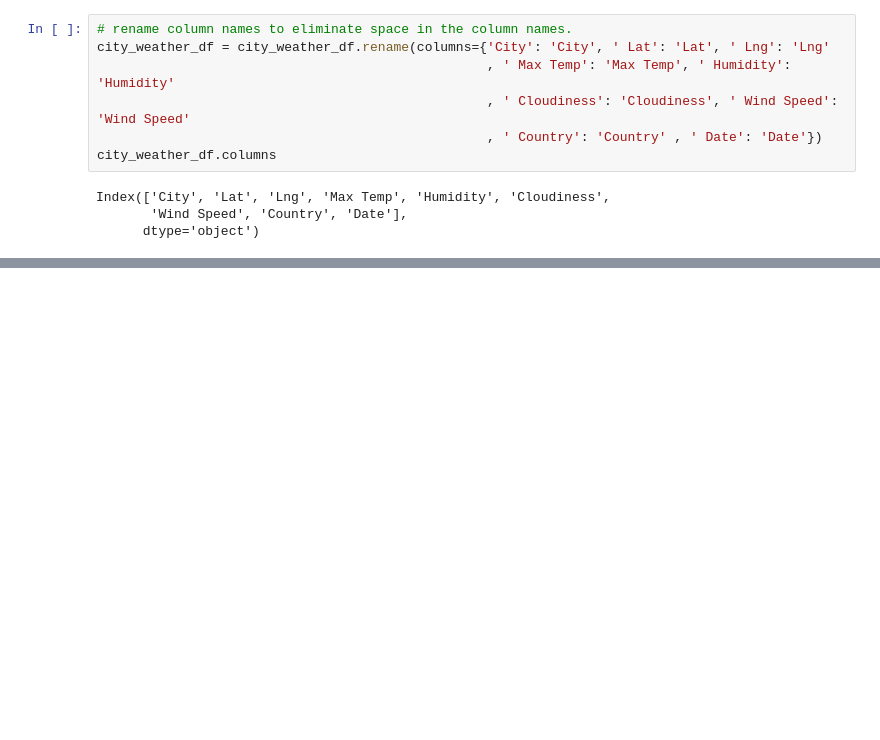
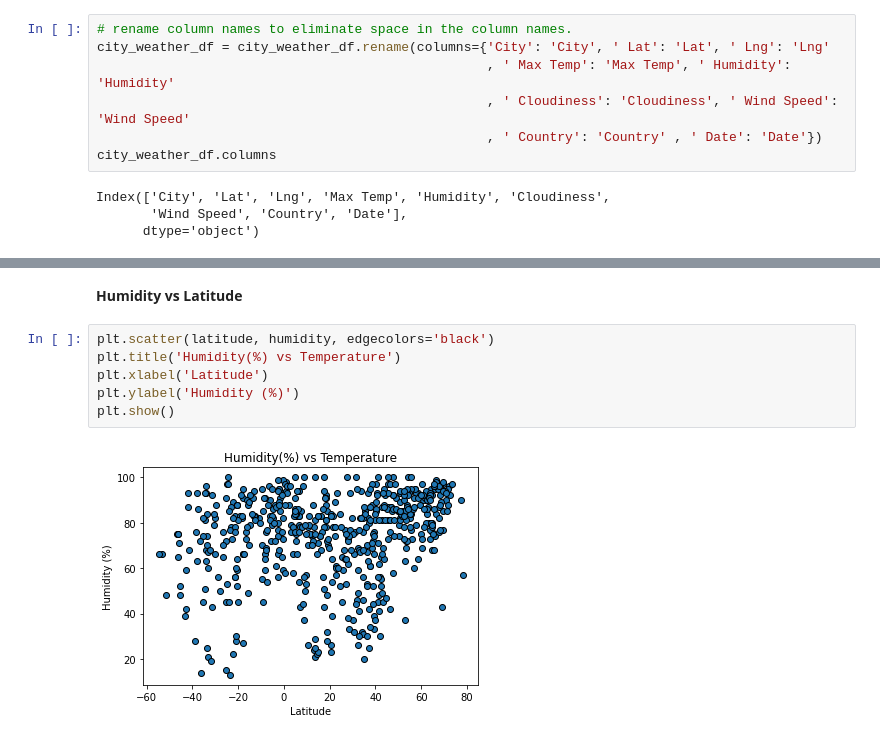
Before and after one commit to lanakimova/python-api-challenge, a Jupyter notebook: WeatherPy.ipynb, the cells around one changed output, grey strips where cells are left out. Cells and saved outputs as stored; diff of their text form; blank space fills up the shorter version.

```diff
--- a/WeatherPy.ipynb
+++ b/WeatherPy.ipynb
@@ -122,0 +141,10 @@ Index(['City', 'Lat', 'Lng', 'Max Temp', 'Humidity', 'Cloudiness',
+# %% [markdown]
+**Humidity vs Latitude**
+# %%
+plt.scatter(latitude, humidity, edgecolors='black')
+plt.title('Humidity(%) vs Temperature')
+plt.xlabel('Latitude')
+plt.ylabel('Humidity (%)')
+plt.show()
+# %% [output]
+[figure, added]
```
Also changed, not shown: parts of 12 cells of this notebook.
